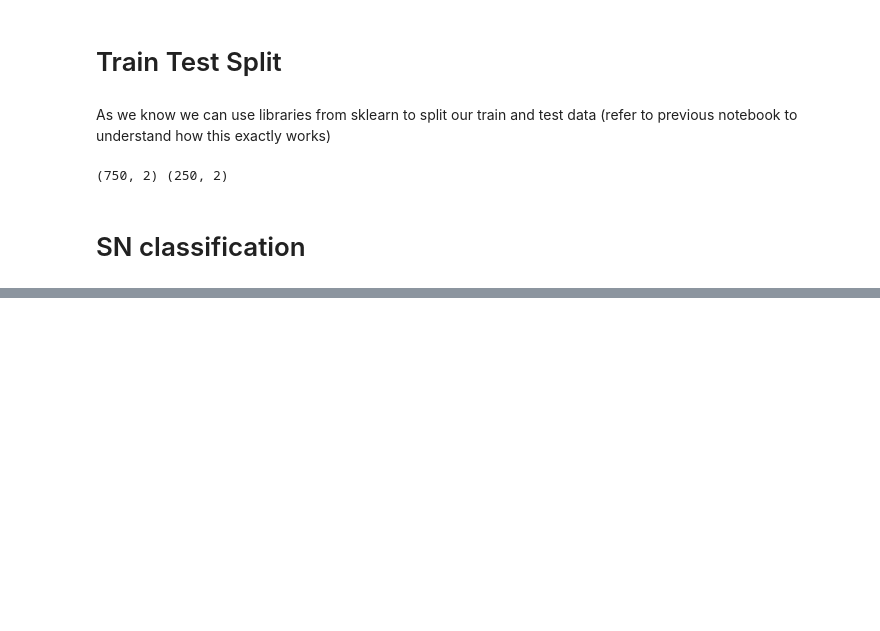
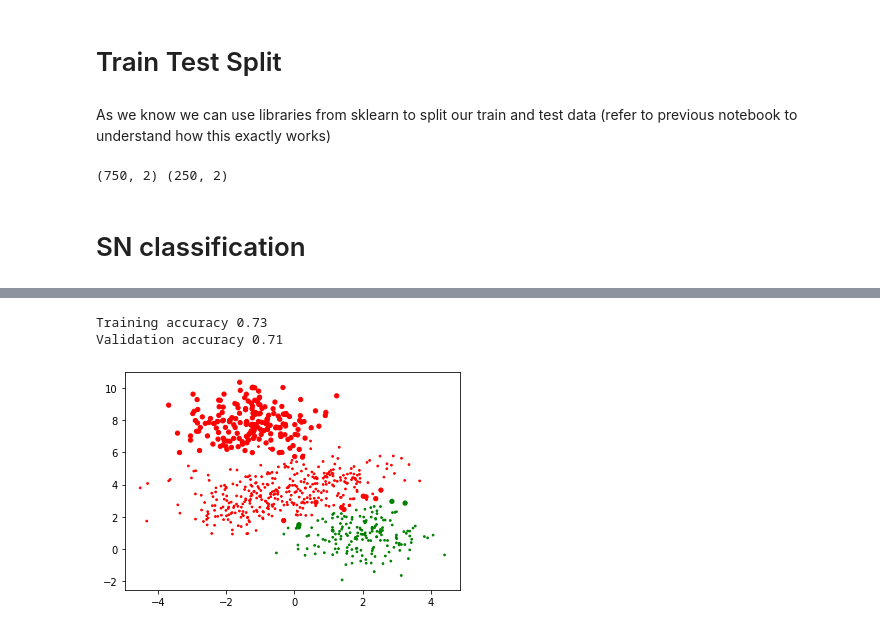
Before and after one commit to AvishekRoy16/DeepLearning, a Jupyter notebook: 3. FeedForward_NeuralNetwork/FeedForward_NeuralNetwork.ipynb, the cells around one changed output, grey strips where cells are left out. Drawn from its saved outputs; the diff is of its cells as text; code cells hidden in the pictures; blank space fills up the shorter version.

Commit message:
SN limitations on non-linear data

```diff
--- a/3. FeedForward_NeuralNetwork/FeedForward_NeuralNetwork.ipynb
+++ b/3. FeedForward_NeuralNetwork/FeedForward_NeuralNetwork.ipynb
@@ -198,0 +205,46 @@ sn.fit(X_train, Y_train, epochs=1000, learning_rate=0.5, display_loss=True)
+# %%
+# pridicted values for the X_train dataset using the sn.predict function
+Y_pred_train = sn.predict(X_train)
+
+# we would like to binarise this - if >= 0 it will be one or else it will be 0
+Y_pred_binarised_train = (Y_pred_train >= 0.5).astype("int").ravel()
+
+# we are doinf the same thing that we did for x_train to val
+Y_pred_val = sn.predict(X_val)
+Y_pred_binarised_val = (Y_pred_val >= 0.5).astype("int").ravel()
+
+# accuracy_score is a sk-learn library which helps us compute the accuracy of the given model(for more detail check previous notebooks)
+# we calculate it for both train and val
+accuracy_train = accuracy_score(Y_pred_binarised_train, Y_train)
+accuracy_val = accuracy_score(Y_pred_binarised_val, Y_val)
+
+# we are printing the accuracy scores
+# we use round so that we can see 2 decimal values
+print("Training accuracy", round(accuracy_train, 2))
+print("Validation accuracy", round(accuracy_val, 2))
+
+# The result is not so bad and not too good - something with an accuracy of 0.5, 0.73 is a respectable accuracy score, but it is not that great
+# %% [output]
+Training accuracy 0.73
+Validation accuracy 0.71
+# %%
+# we would like to plot what the model is predicting and what is th e class lable
+# we will do this for the trainning set only
+
+'''has X and Y axis as the oth and the first coulumn of the X_train
+c - we are using the predict binarised train  - the color that the class lable is predicting(green) and the rest together(red)
+size - it takes the difference between the binarised_trian_data (predicted value) and Y_train actual value -
+If they ground truth and the predicted value were matching correctly it would give 0 and then we will get something like (0.2*15 = 3)
+if hey ground truth and the predicted value were not matching hten we would get a difference of 1(because it is a absolute values-abs) ((1*0.2)*15 = 18)
+if the prediction was true we will get the size 3
+if the prediction was not true we will get the size 18
+depending on that the size will vary on the graph
+
+so in the graph all the large values are wrongly being predicted
+'''
+plt.scatter(X_train[:,0], X_train[:,1], c=Y_pred_binarised_train, cmap=my_cmap, s=15*(np.abs(Y_pred_binarised_train-Y_train)+.2))
+plt.show()
+# This plot is acting as 4D plot as it 2 dimentions of the X features,
+# the 3rd dimentions of the color which tells what is the predicted value, the 4th dimention of size which tells correctly or wrongly predicted.
+# %% [output]
+[figure, added]
```
Also changed, not shown: parts of 3 cells of this notebook.
